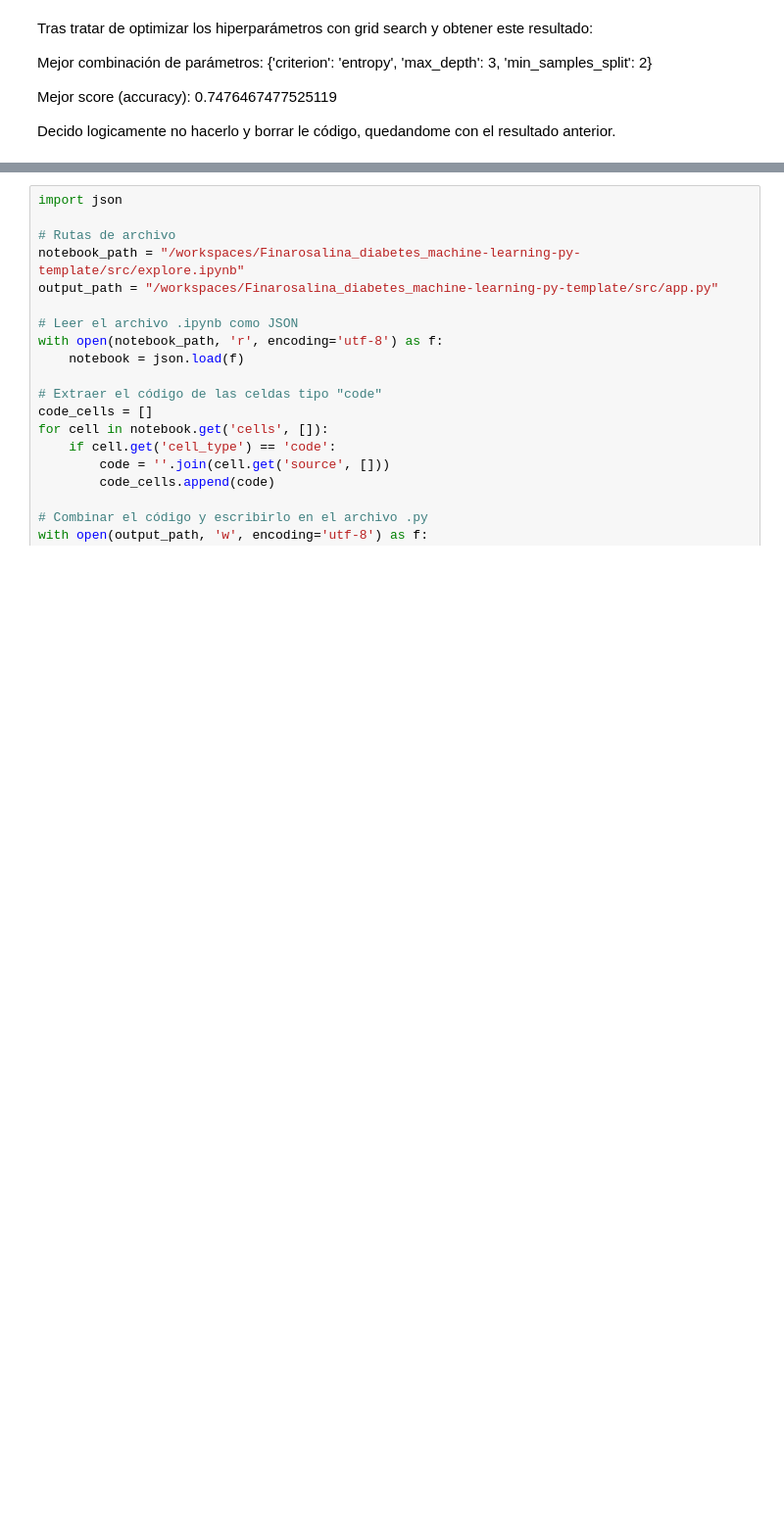
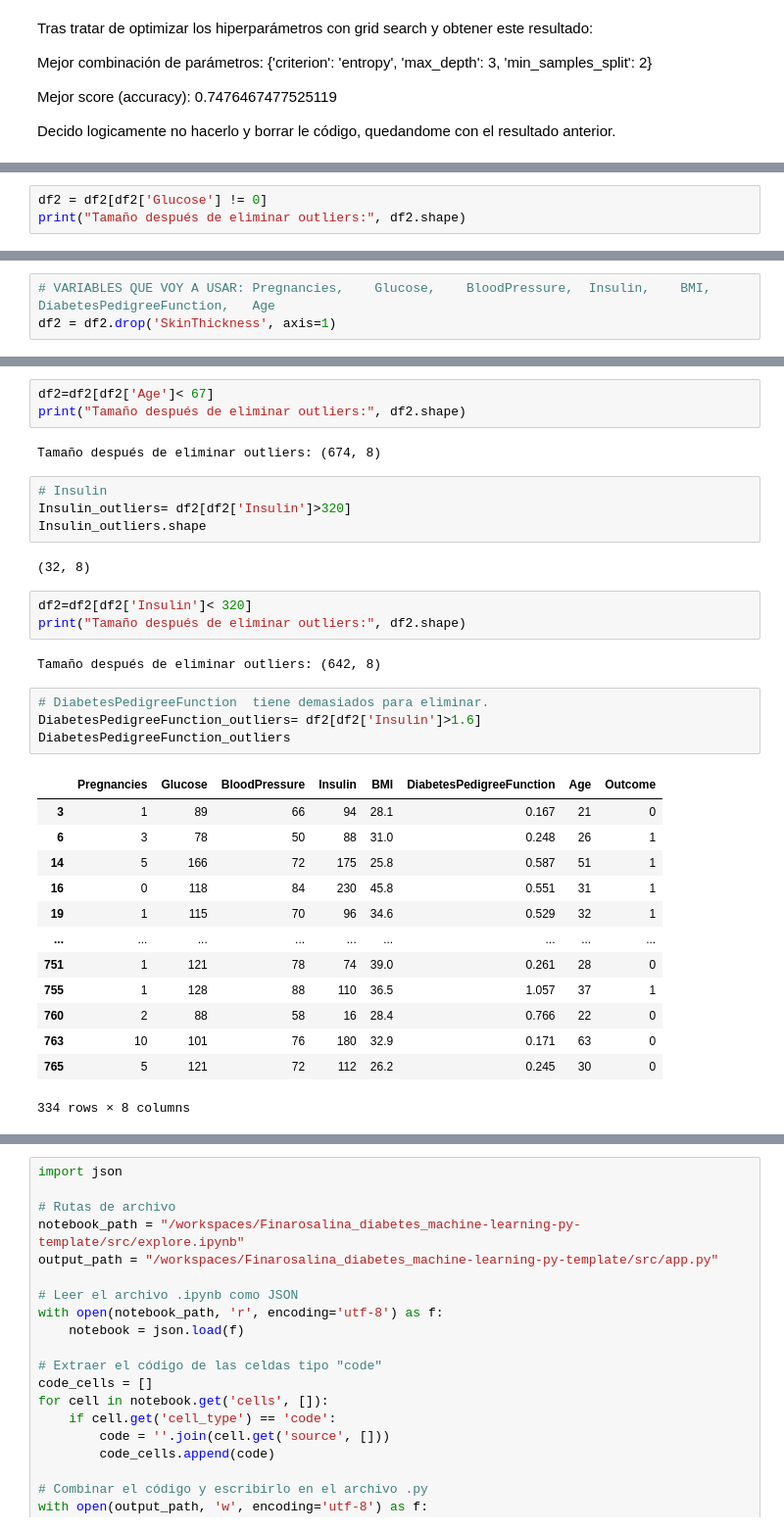
Before and after one commit to 4GeeksAcademy/Finarosalina_diabetes_machine-learning-py-template, a Jupyter notebook: src/explore.ipynb, the cells around one changed output, grey strips where cells are left out. Shown: that part at 98% size. Cells and saved outputs as stored; diff of their text form; blank space fills up the shorter version.

```diff
--- a/src/explore.ipynb
+++ b/src/explore.ipynb
@@ -219,0 +336,3 @@ Decido logicamente no hacerlo y borrar le código, quedandome con el resultado a
+# %%
+df2 = df2[df2['Glucose'] != 0]
+print("Tamaño después de eliminar outliers:", df2.shape)
@@ -219,0 +341,3 @@ Decido logicamente no hacerlo y borrar le código, quedandome con el resultado a
+# %%
+# VARIABLES QUE VOY A USAR: Pregnancies,	Glucose, 	BloodPressure, 	Insulin, 	BMI, 	DiabetesPedigreeFunction, 	Age
+df2 = df2.drop('SkinThickness', axis=1)
@@ -219,0 +355,34 @@ Decido logicamente no hacerlo y borrar le código, quedandome con el resultado a
+# %%
+df2=df2[df2['Age']< 67]
+print("Tamaño después de eliminar outliers:", df2.shape)
+# %% [output]
+Tamaño después de eliminar outliers: (674, 8)
+# %%
+# Insulin
+Insulin_outliers= df2[df2['Insulin']>320]
+Insulin_outliers.shape
+# %% [output]
+(32, 8)
+# %%
+df2=df2[df2['Insulin']< 320]
+print("Tamaño después de eliminar outliers:", df2.shape)
+# %% [output]
+Tamaño después de eliminar outliers: (642, 8)
+# %%
+# DiabetesPedigreeFunction  tiene demasiados para eliminar.
+DiabetesPedigreeFunction_outliers= df2[df2['Insulin']>1.6]
+DiabetesPedigreeFunction_outliers
+# %% [output]
+|  | Pregnancies | Glucose | BloodPressure | Insulin | BMI | DiabetesPedigreeFunction | Age | Outcome |
+| 3 | 1 | 89 | 66 | 94 | 28.1 | 0.167 | 21 | 0 |
+| 6 | 3 | 78 | 50 | 88 | 31.0 | 0.248 | 26 | 1 |
+| 14 | 5 | 166 | 72 | 175 | 25.8 | 0.587 | 51 | 1 |
+| 16 | 0 | 118 | 84 | 230 | 45.8 | 0.551 | 31 | 1 |
+| 19 | 1 | 115 | 70 | 96 | 34.6 | 0.529 | 32 | 1 |
+| ... | ... | ... | ... | ... | ... | ... | ... | ... |
+| 751 | 1 | 121 | 78 | 74 | 39.0 | 0.261 | 28 | 0 |
+| 755 | 1 | 128 | 88 | 110 | 36.5 | 1.057 | 37 | 1 |
+| 760 | 2 | 88 | 58 | 16 | 28.4 | 0.766 | 22 | 0 |
+| 763 | 10 | 101 | 76 | 180 | 32.9 | 0.171 | 63 | 0 |
+| 765 | 5 | 121 | 72 | 112 | 26.2 | 0.245 | 30 | 0 |
+334 rows × 8 columns
```
Also changed, not shown: parts of 19 cells of this notebook, 6 other files.
